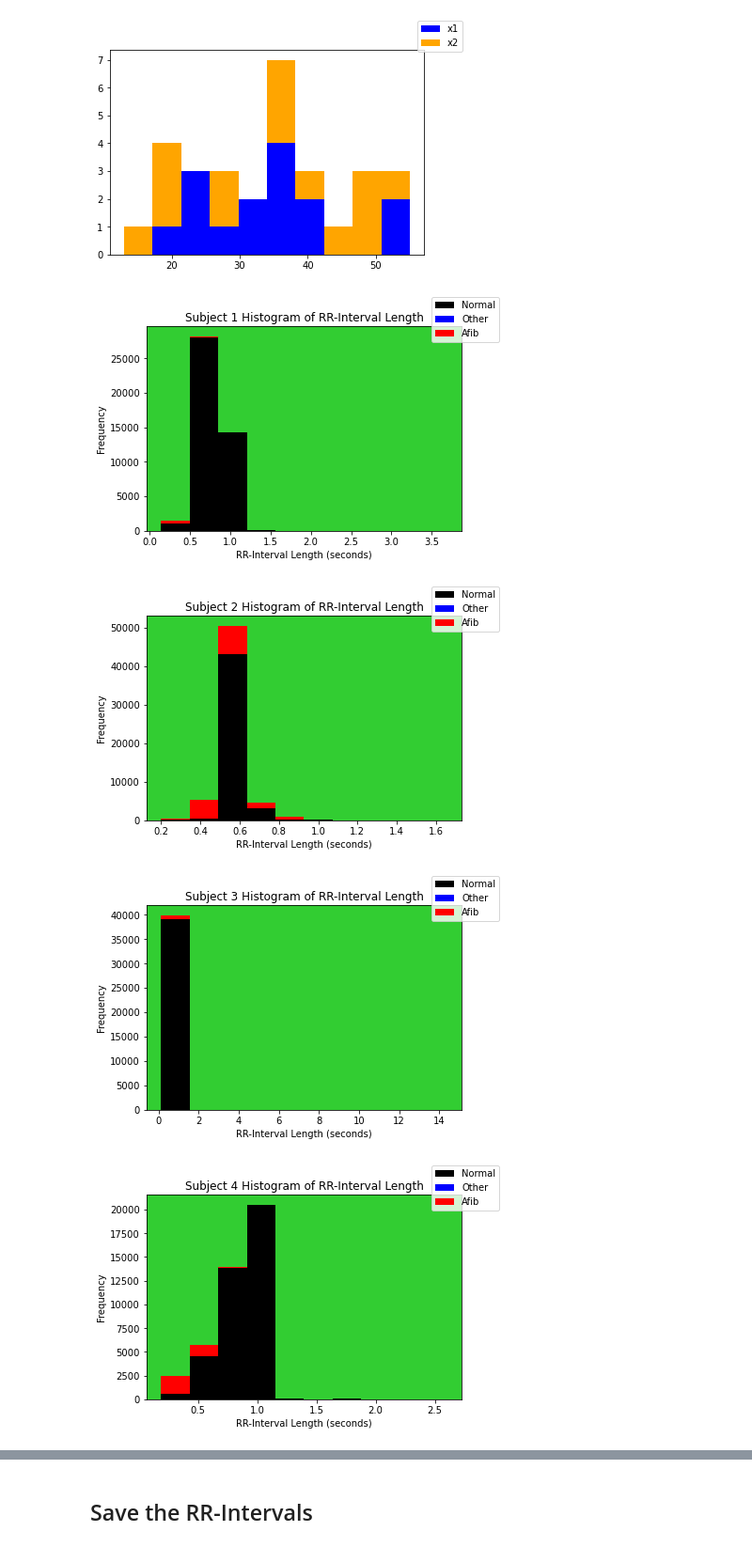
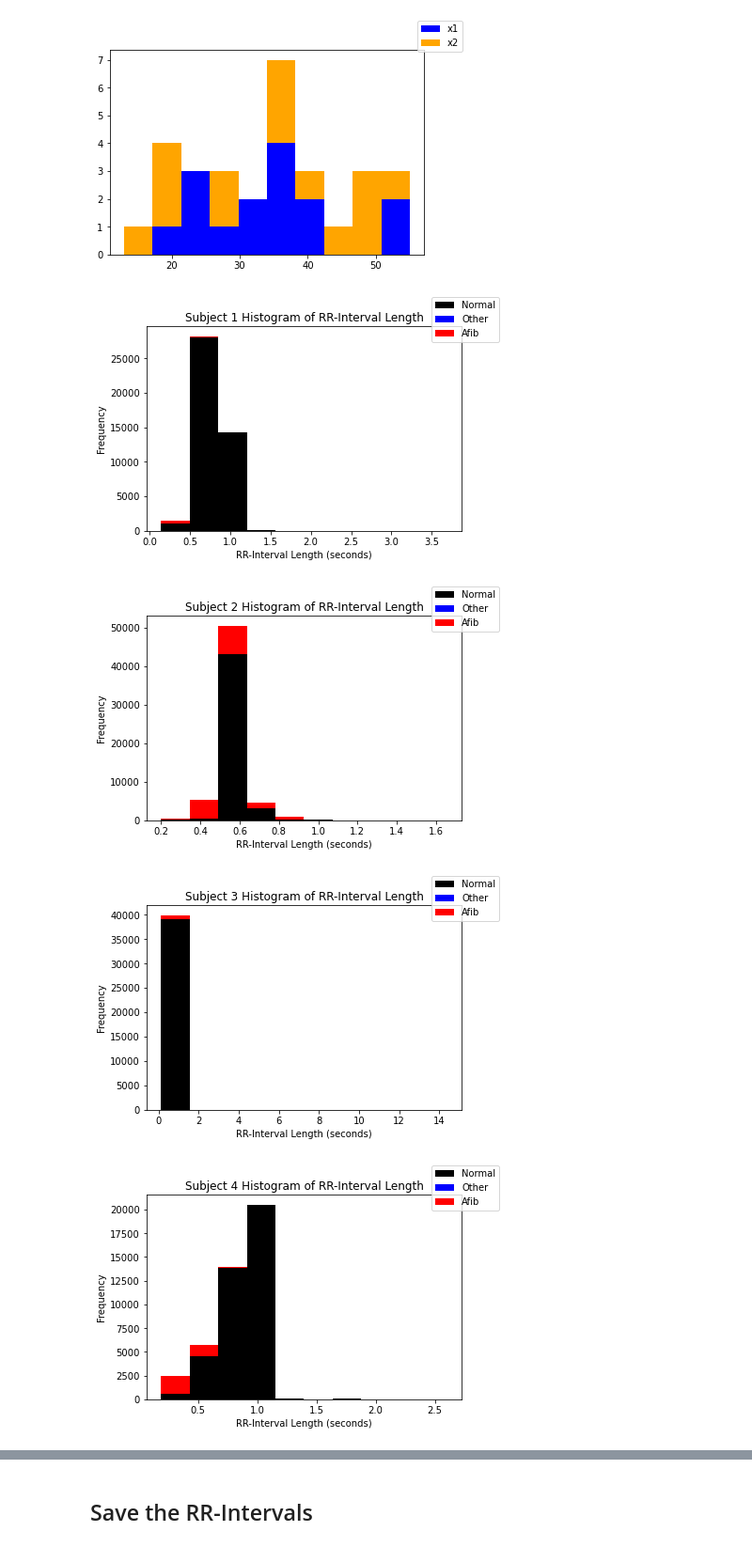
Before and after one commit to NNLUliskey/svsm_ml_2022, a Jupyter notebook: work_6_29_EDA.ipynb, the cells around one changed output, grey strips where cells are left out. Shown at 94% size. Cells and saved outputs as stored; diff of their text form; code cells hidden in the pictures.

```diff
--- a/work_6_29_EDA.ipynb
+++ b/work_6_29_EDA.ipynb
@@ -230,33 +236,34 @@ fig.legend(loc='upper right')
 # %%
 colors = ['black', 'b', 'r']
 labels = ['Normal', 'Other', 'Afib']
+bins = 7
 for integer in tqdm(range(0, 23)):
     normal_list = []
     other_list = []
     afib_list = []
     counter = 0
 
     fig, axs = plt.subplots()
     plt.title('Subject ' + str(integer+1) + ' Histogram of RR-Interval Length')
     plt.xlabel('RR-Interval Length (seconds)')
     plt.ylabel('Frequency')
 
     for item in subject_list[integer]['Rhythm']:
         if item == 'N':
             normal_list.append(rr_timeints[integer][counter])
             counter += 1
         elif item == 'O':
             other_list.append(rr_timeints[integer][counter])
             counter += 1
         elif item == 'A':
             afib_list.append(rr_timeints[integer][counter])
             counter += 1
 
     axs.hist([normal_list, other_list, afib_list], stacked = True, color=colors, label = labels)
     fig.legend(loc='upper right')
-    axs.set_facecolor('limegreen')
+    #axs.set_facecolor('limegreen')
 # %% [output]
-[figure, old version]
+[figure, new version]
-[figure, old version]
+[figure, new version]
-[figure, old version]
+[figure, new version]
-[figure, old version]
+[figure, new version]
```
Also changed, not shown: parts of 6 cells of this notebook.
